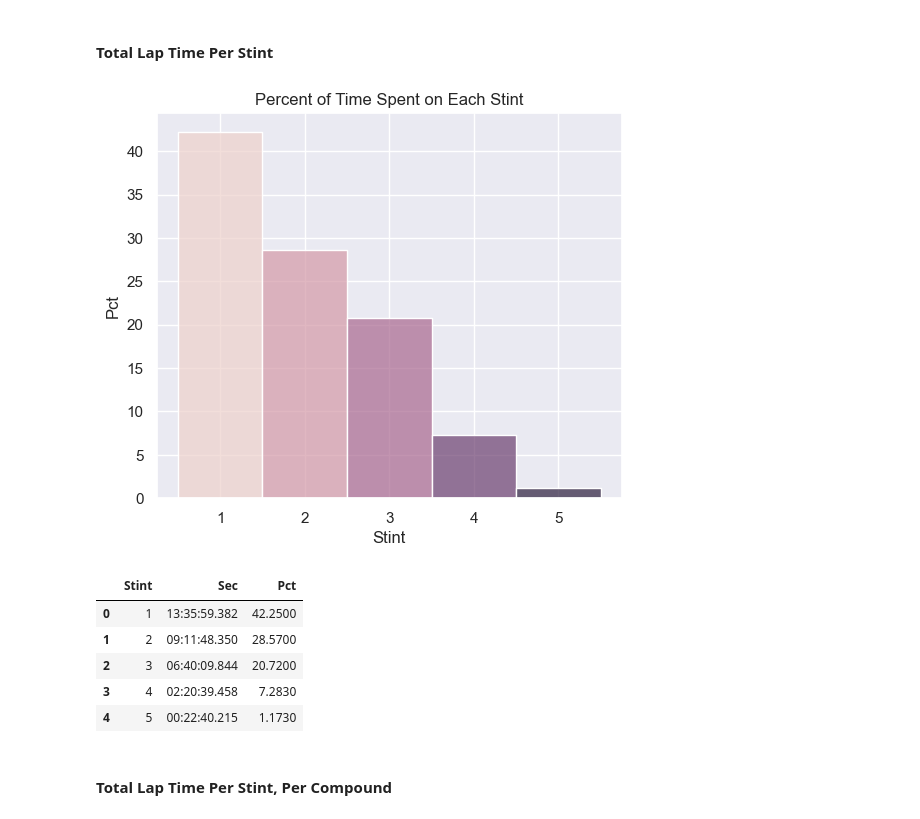
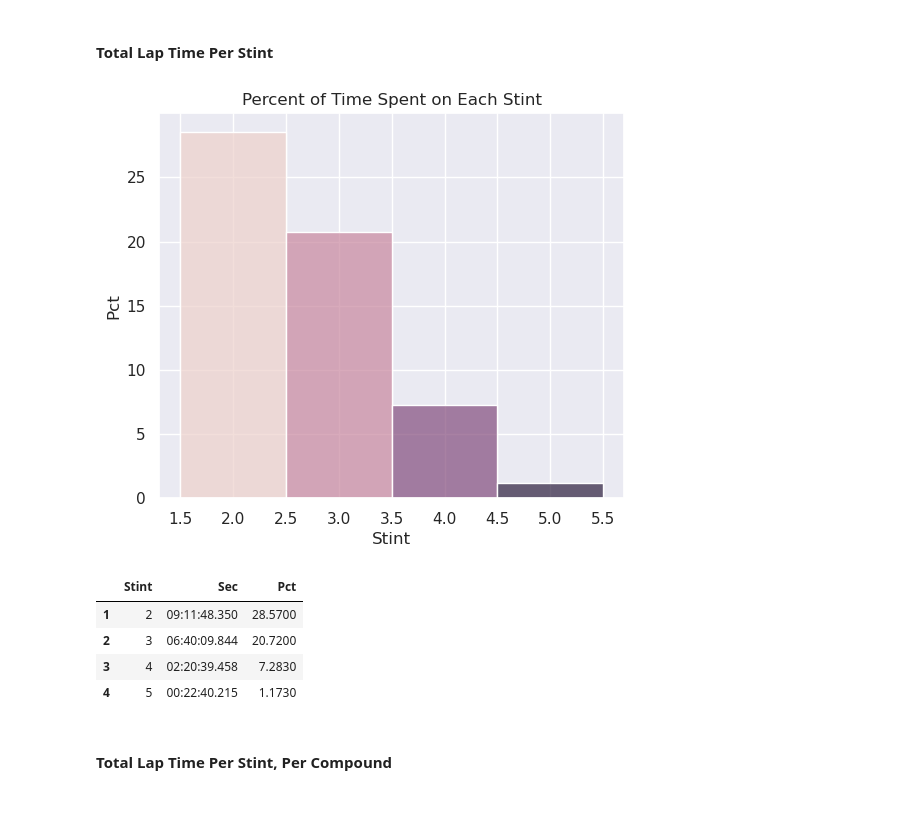
Before and after one commit to MyNameIsCalvinDavis/Data-Science, a Jupyter notebook: F1/F1.ipynb, the cells around one changed output. Drawn from its saved outputs; the diff is of its cells as text; code cells hidden in the pictures.

```diff
--- a/F1/F1.ipynb
+++ b/F1/F1.ipynb
@@ -1349,27 +1349,27 @@ df_total
 # %%
 # Lap time per stint
 laps = laps_raw[["EventName", "LapTime", "Stint", "Sec"]][laps_raw["EventName"] == race]
 laps = laps.groupby(["EventName", "Stint"]).sum().reset_index()[["Stint", "Sec"]]
 tot_sec = laps["Sec"].sum()
 laps["Pct"] = (laps["Sec"] / tot_sec * 100).astype(str).str[:5] + "%"
 for idx, item in enumerate(laps["Sec"]):
     laps["Sec"].iloc[idx] = str(datetime.timedelta(seconds=item))[:-3]
     laps["Sec"].iloc[idx] = laps["Sec"].iloc[idx].zfill(12)
 #print("Time Per Stint:\n", laps.to_string(index=False, header=False))
+laps = laps[laps["Stint"] > 1]
 
 fig, ax = plt.subplots(figsize=(6,5))
 laps["Pct"] = laps["Pct"].str[:-1].astype(float)
 so.Plot(data=laps, x="Stint", y="Pct", color="Stint") \
     .add(so.Bars(), legend=False).label(title="Percent of Time Spent on Each Stint") \
     .on(ax).show()
     # .add(so.Band(), so.Est()) \
 # %% [output]
-[figure, old version]
+[figure, new version]
 # %%
 laps
 # %% [output]
 |  | Stint | Sec | Pct |
-| 0 | 1 | 13:35:59.382 | 42.2500 |
 | 1 | 2 | 09:11:48.350 | 28.5700 |
 | 2 | 3 | 06:40:09.844 | 20.7200 |
 | 3 | 4 | 02:20:39.458 | 7.2830 |
```
Also changed, not shown: parts of 19 cells of this notebook.
